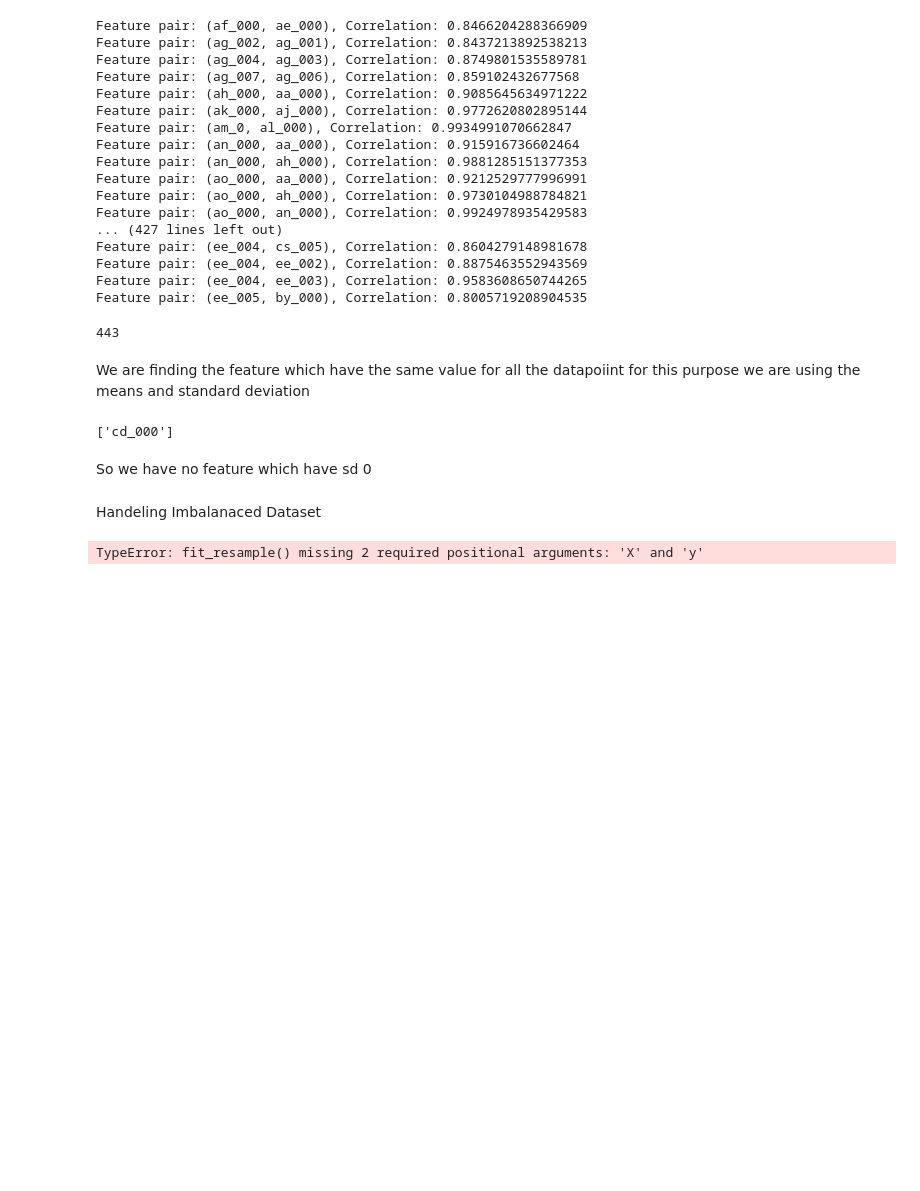
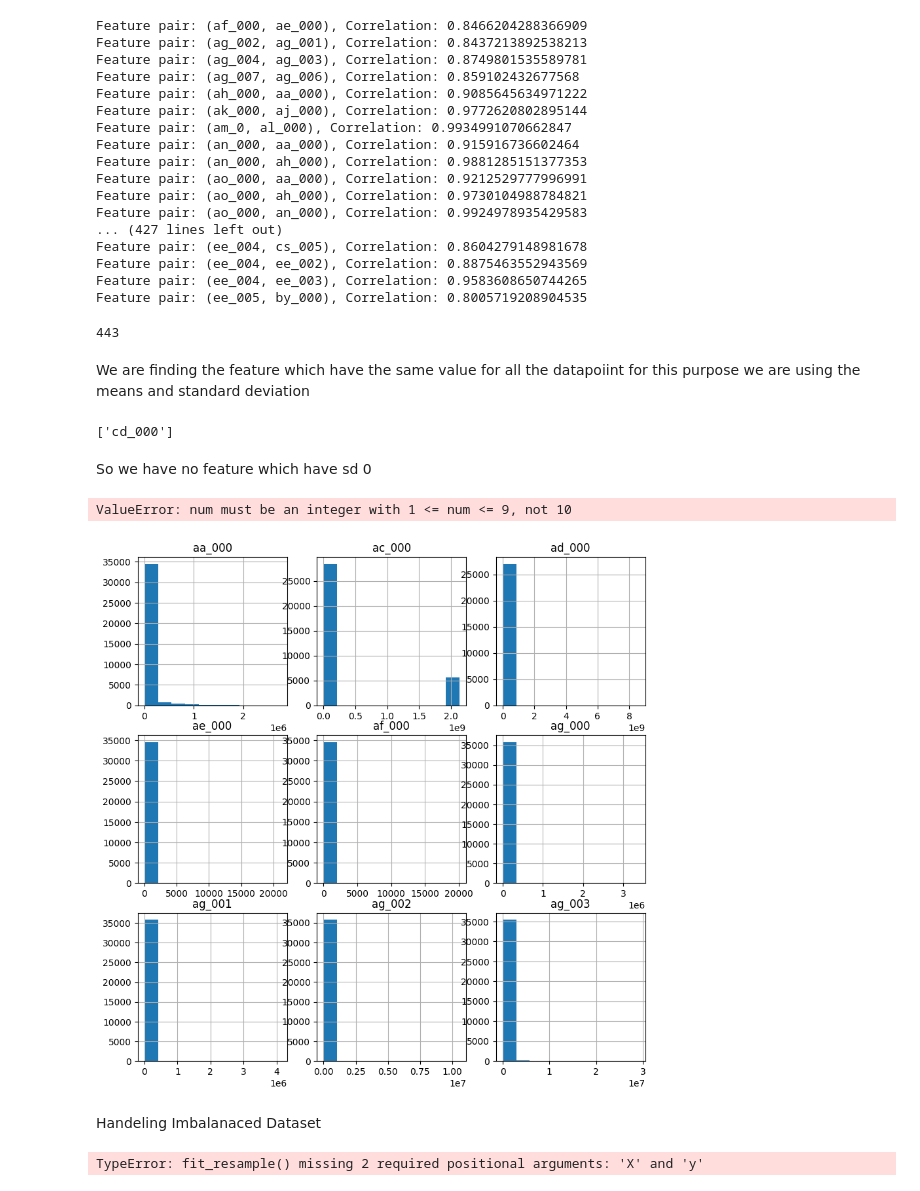
Before and after one commit to SuvitKumar003/LiveSensor, a Jupyter notebook: EDA.ipynb, the cells around one changed output. Cells and saved outputs as stored; diff of their text form; code cells hidden in the pictures; blank space fills up the shorter version.

```diff
--- a/EDA.ipynb
+++ b/EDA.ipynb
@@ -157,0 +170,2 @@ dropcols=missing_value[missing_value[0]>70]
+# %%
+df.drop(list(dropcols.index),axis=1,inplace=True)
@@ -236,6 +254,16 @@ So we have no feature which have sd 0
 # %%
 df=shuffle(df,random_state=42)
 df.reset_index(drop=True,inplace=True)
+# %%
+numeric_feature=[feature for feature in df.columns if df[feature].dtype!='O']
+plt.figure(figsize=(10,10))
+for i,col in   enumerate(numeric_feature):
+  plt.subplot(3,3,i+1)
+  df[col].hist()
+  plt.title(col)
+# %% [output]
+ValueError: num must be an integer with 1 <= num <= 9, not 10
+[figure, added]
 # %% [markdown]
 Handeling Imbalanaced Dataset
 # %%
```
Also changed, not shown: parts of 3 cells of this notebook.
